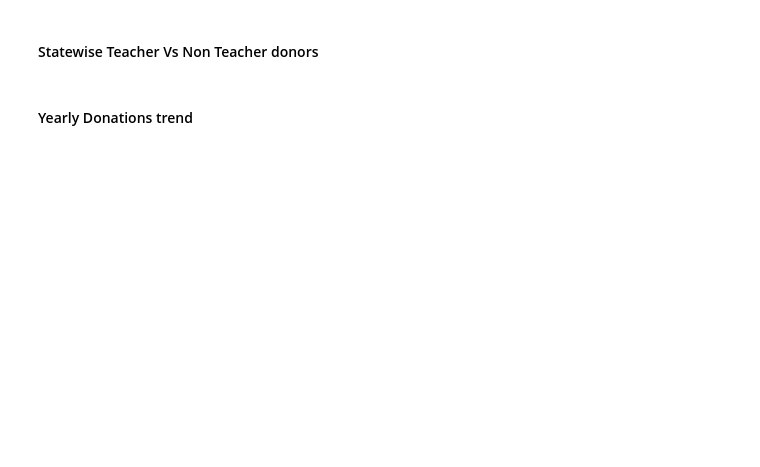
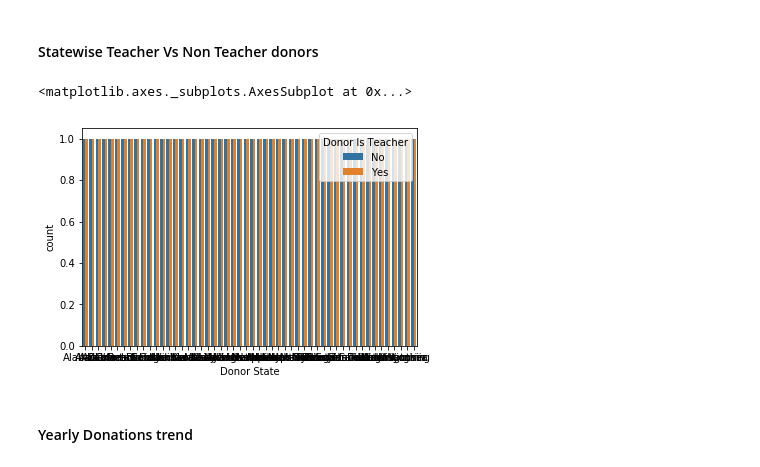
Before and after one commit to reenaturak/Donor_Project_Match, a Jupyter notebook: DataStoryTelling.ipynb, the cells around one changed output. Saved outputs shown, nothing was run; the diff lists cells and outputs as text; code cells hidden in the pictures; blank space fills up the shorter version.

Commit message:
Added with visualization

```diff
--- a/DataStoryTelling.ipynb
+++ b/DataStoryTelling.ipynb
@@ -118,11 +296,14 @@ plt.axis('equal')
 # %%
 df = donors.groupby(['Donor State','Donor Is Teacher'])['Donor State'].count().reset_index(name="count")
 #df.head()
 #df.plot(kind='bar',x='Donor State')
 #plt.rcParams['figure.figsize']  = [40,20]
 #plt.show()
 
-sns.countplot(x="Donor State", hue="Donor Is Teacher", data = df)
+#sns.countplot(x="Donor State", hue="Donor Is Teacher", data = df)
+# %% [output]
+<matplotlib.axes._subplots.AxesSubplot at 0x...>
+[figure, added]
 # %% [markdown]
 #### Yearly Donations trend
 # %%
```
Also changed, not shown: parts of 44 cells of this notebook.
